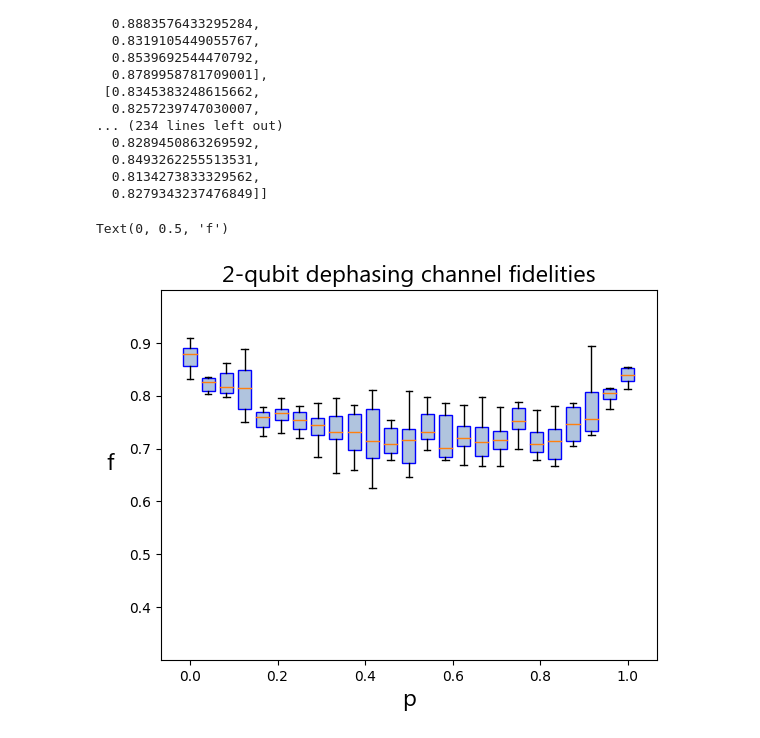
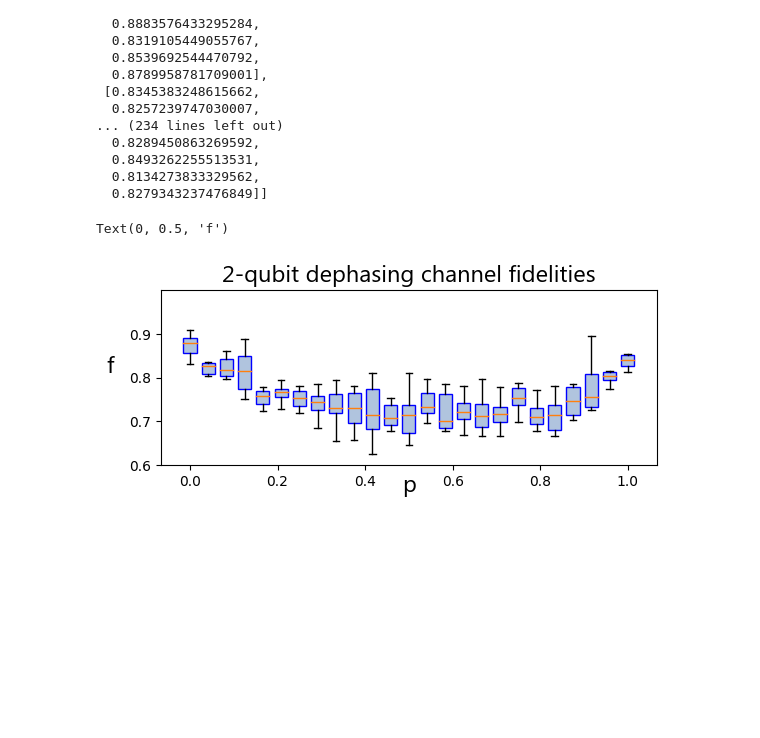
Before and after one commit to tbasile/Una-Rotacion-Parametrizada, a Jupyter notebook: Codigo/Para_subir/Simulation of Pauli Channels 2 qubits.ipynb, the cells around one changed output. Drawn from its saved outputs; the diff is of its cells as text; code cells hidden in the pictures; blank space fills up the shorter version.

```diff
--- a/Codigo/Para_subir/Simulation of Pauli Channels 2 qubits.ipynb
+++ b/Codigo/Para_subir/Simulation of Pauli Channels 2 qubits.ipynb
@@ -171,18 +171,19 @@ res
 # %%
 import pandas as pd
 
 plt.boxplot(np.array(res).T,
             positions= np.linspace(0,1,25),
             widths=0.03, showcaps =True,
            manage_ticks=False,
            showfliers =False,patch_artist=True,
             boxprops=dict(facecolor="lightsteelblue", color="blue"));
 
-plt.ylim([0.3,1])
-plt.yticks([0.4,0.5,0.6,0.7,0.8,0.9])
+plt.ylim([0.6,1])
+plt.yticks([0.6,0.7,0.8,0.9])
+plt.gca().set_aspect('equal')
 plt.title("2-qubit dephasing channel fidelities",fontname='Microsoft Tai Le',fontsize=17)
-plt.xlabel("p",fontsize=17,fontname='Microsoft Tai Le')
+plt.xlabel("p",fontsize=17,fontname='Microsoft Tai Le',labelpad=-10)
 plt.ylabel("f",fontsize=17,fontname='Microsoft Tai Le',rotation=0,labelpad=14)
 # %% [output]
 Text(0, 0.5, 'f')
-[figure, old version]
+[figure, new version]
```
Also changed, not shown: parts of 2 cells of this notebook, 3 other files.
